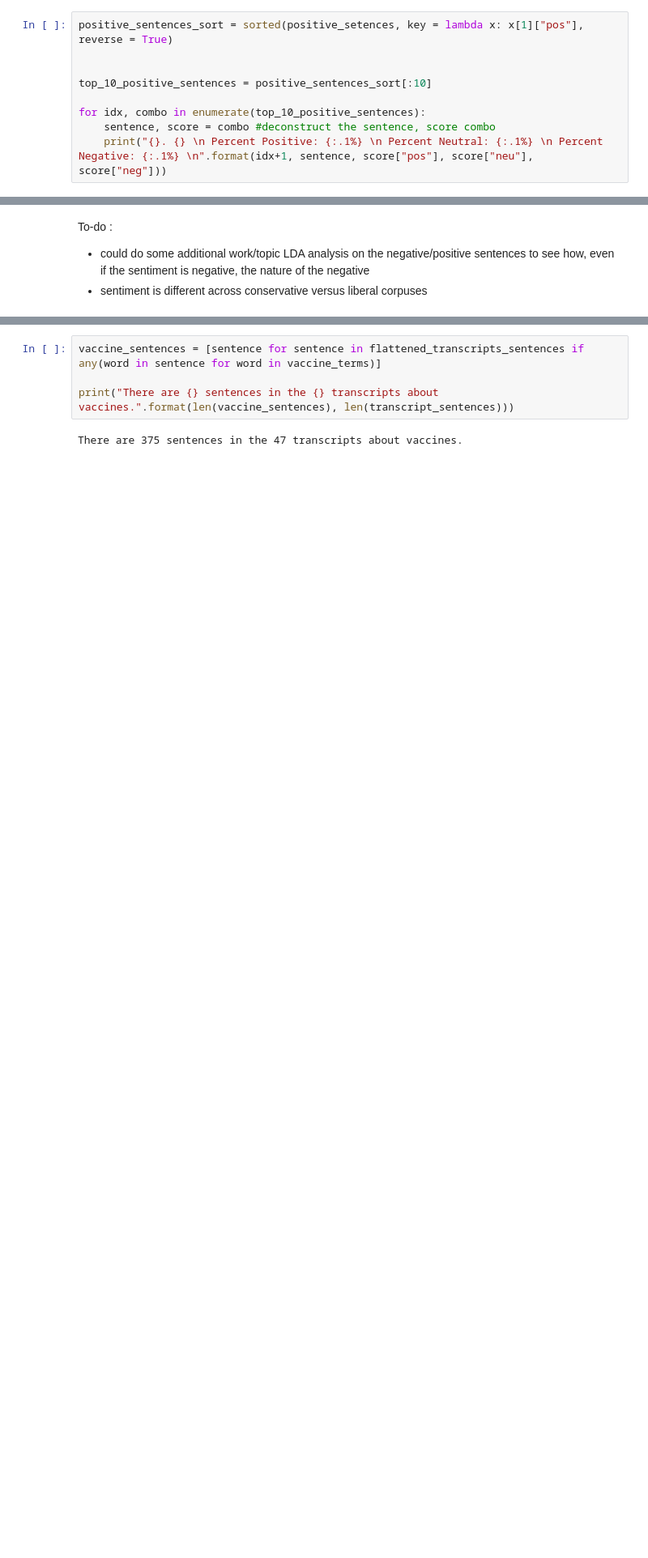
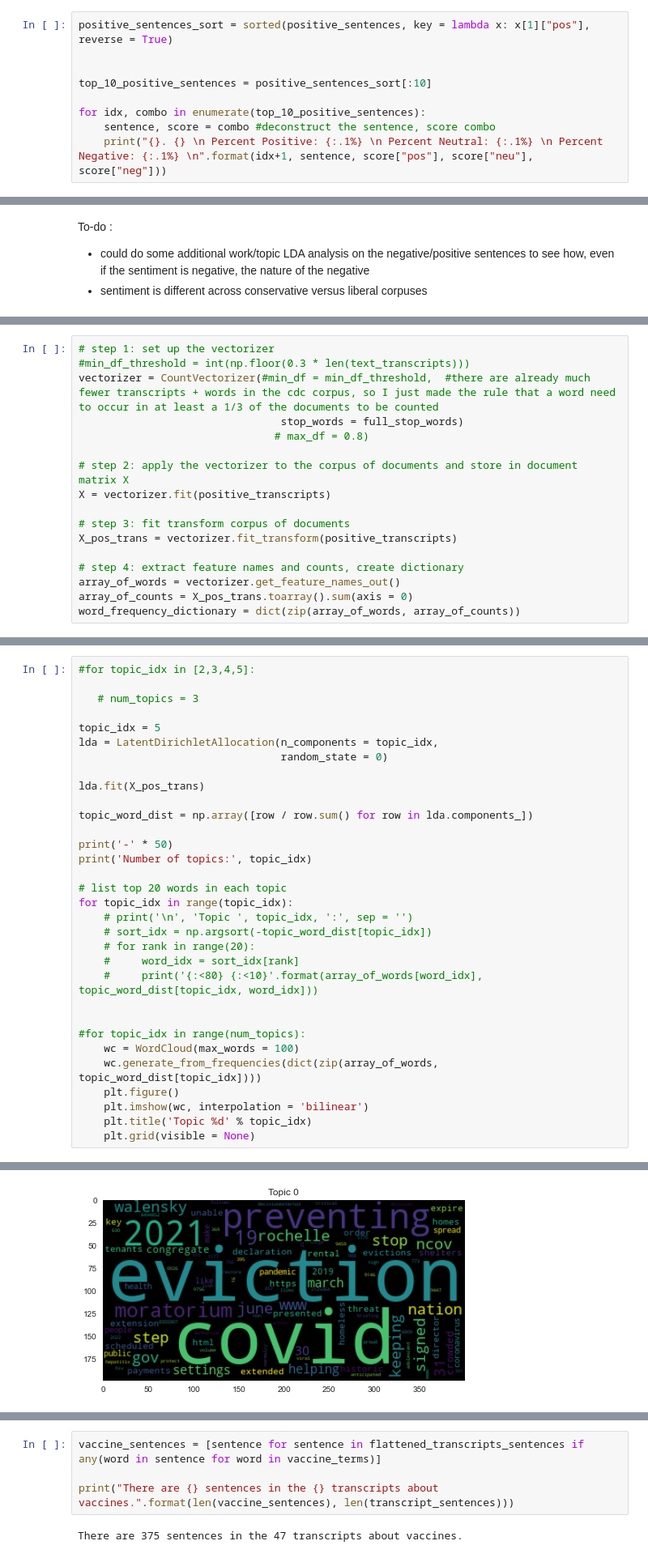
Before and after one commit to tobijegede/opinion-news-nlp, a Jupyter notebook: code/neutral_news_analysis.ipynb, the cells around one changed output, grey strips where cells are left out. Shown at 81% size. Drawn from its saved outputs; the diff is of its cells as text; blank space fills up the shorter version.

```diff
--- a/code/neutral_news_analysis.ipynb
+++ b/code/neutral_news_analysis.ipynb
@@ -394,7 +394,7 @@ plt.show()
 # %% [output]
 [figure]
 # %%
-positive_sentences_sort = sorted(positive_setences, key = lambda x: x[1]["pos"], reverse = True)
+positive_sentences_sort = sorted(positive_sentences, key = lambda x: x[1]["pos"], reverse = True)
 
 
 top_10_positive_sentences = positive_sentences_sort[:10]
@@ -453,0 +490,17 @@ To-do :
+# %%
+# step 1: set up the vectorizer
+#min_df_threshold = int(np.floor(0.3 * len(text_transcripts)))
+vectorizer = CountVectorizer(#min_df = min_df_threshold,  #there are already much fewer transcripts + words in the cdc corpus, so I just made the rule that a word need to occur in at least a 1/3 of the documents to be counted
+                                stop_words = full_stop_words)
+                               # max_df = 0.8)
+
+# step 2: apply the vectorizer to the corpus of documents and store in document matrix X
+X = vectorizer.fit(positive_transcripts)
+
+# step 3: fit transform corpus of documents
+X_pos_trans = vectorizer.fit_transform(positive_transcripts)
+
+# step 4: extract feature names and counts, create dictionary
+array_of_words = vectorizer.get_feature_names_out()
+array_of_counts = X_pos_trans.toarray().sum(axis = 0)
+word_frequency_dictionary = dict(zip(array_of_words, array_of_counts))
@@ -453,0 +511,33 @@ To-do :
+# %%
+#for topic_idx in [2,3,4,5]:
+
+   # num_topics = 3
+
+topic_idx = 5
+lda = LatentDirichletAllocation(n_components = topic_idx,
+                                random_state = 0)
+
+lda.fit(X_pos_trans)
+
+topic_word_dist = np.array([row / row.sum() for row in lda.components_])
+
+print('-' * 50)
+print('Number of topics:', topic_idx)
+
+# list top 20 words in each topic
+for topic_idx in range(topic_idx):
+    # print('\n', 'Topic ', topic_idx, ':', sep = '')
+    # sort_idx = np.argsort(-topic_word_dist[topic_idx])
+    # for rank in range(20):
+    #     word_idx = sort_idx[rank]
+    #     print('{:<80} {:<10}'.format(array_of_words[word_idx], topic_word_dist[topic_idx, word_idx]))
+
+
+#for topic_idx in range(num_topics):
+    wc = WordCloud(max_words = 100)
+    wc.generate_from_frequencies(dict(zip(array_of_words, topic_word_dist[topic_idx])))
+    plt.figure()
+    plt.imshow(wc, interpolation = 'bilinear')
+    plt.title('Topic %d' % topic_idx)
+    plt.grid(visible = None)
+# %% [output]
@@ -453,0 +546 @@ To-do :
+[figure, added]
```
Also changed, not shown: parts of 14 cells of this notebook.
